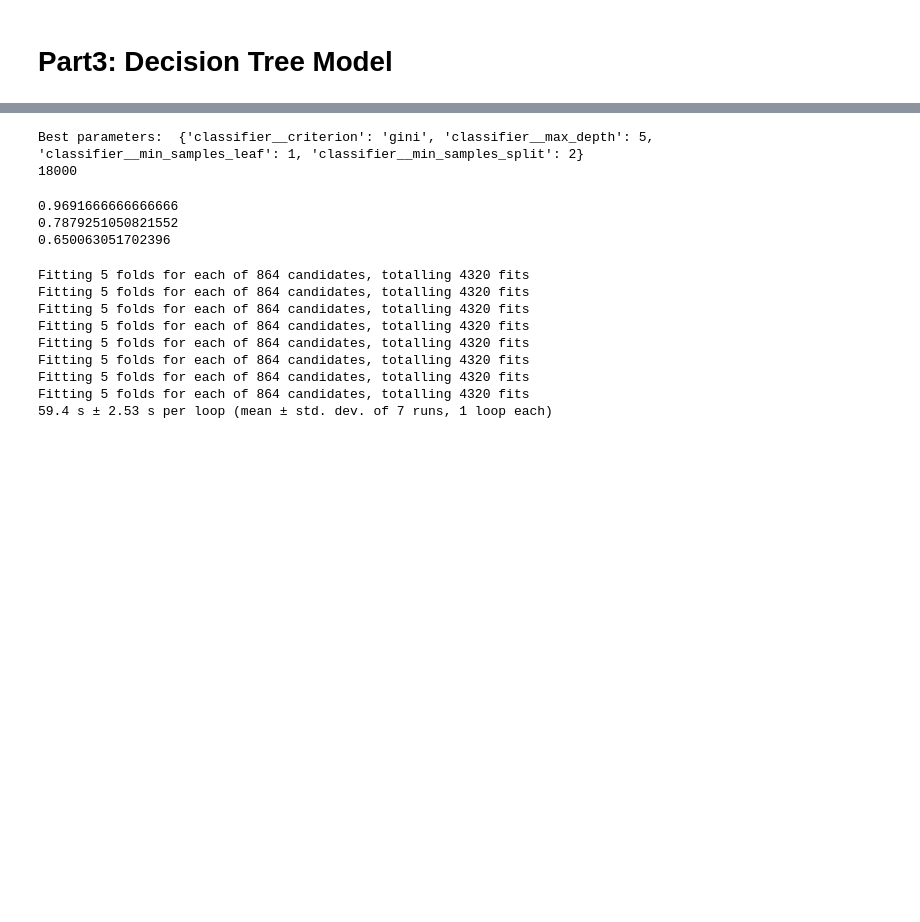
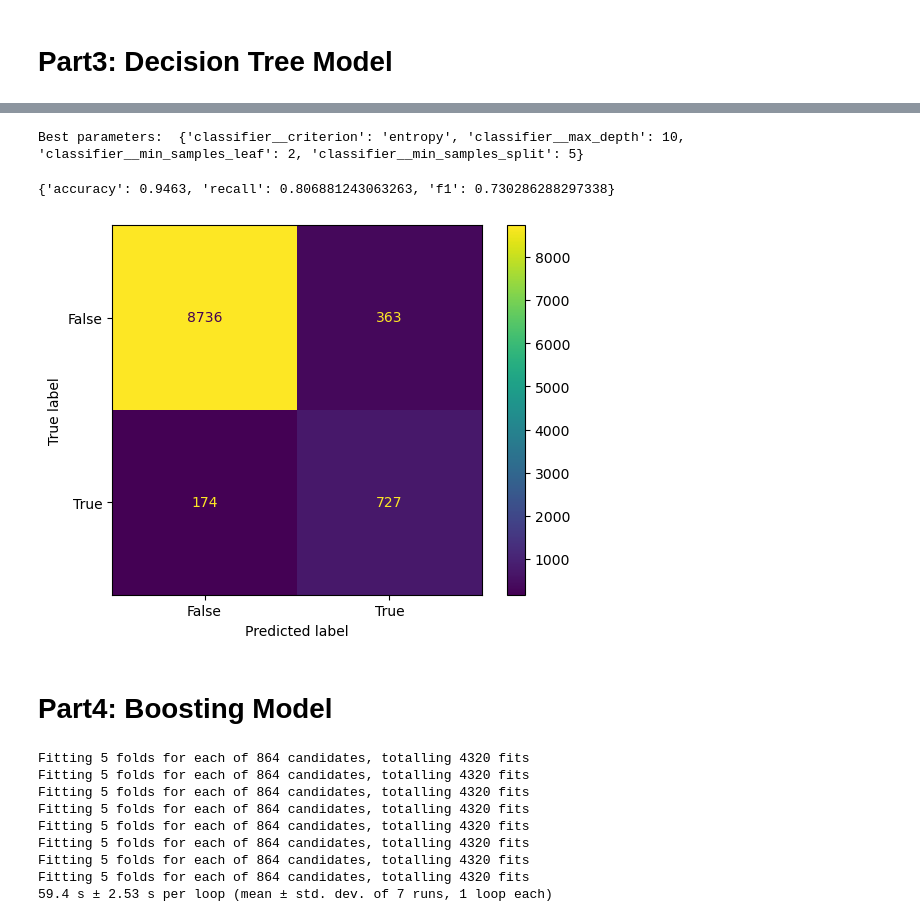
Before and after one commit to COGS118A/Group038-SP23, a Jupyter notebook: model.ipynb, the cells around one changed output, grey strips where cells are left out. Drawn from its saved outputs; the diff is of its cells as text; code cells hidden in the pictures; blank space fills up the shorter version.

```diff
--- a/model.ipynb
+++ b/model.ipynb
@@ -165,11 +165,19 @@ X_train_DT, X_valid_DT, y_train_DT, y_valid_DT = train_test_split(X_train, y_tra
 # %%
 hyperparameters = {
     'classifier__criterion': ['gini', 'entropy'],
-    'classifier__max_depth': [None, 5, 10, 15, 20],
+    'classifier__max_depth': [None, 5, 7,10,12,15,18,20,50],
     'classifier__min_samples_split': [2, 5, 10],
     'classifier__min_samples_leaf': [1, 2, 5]
 }
 
-grid = GridSearchCV(pipe_DT, param_grid=hyperparameters, cv=5,verbose=1)
+DT = GridSearchCV(pipe_DT, param_grid=hyperparameters, cv=5,verbose=1)
 
-grid.fit(X_train_DT, y_train_DT)
+train_data = pd.merge(left=X_train, right=y_train, left_index=True, right_index=True)
+down_sampled = pd.concat([train_data[train_data['diabetes'] == 1].sample(n=3000, random_state=38), train_data[train_data['diabetes'] == 0].sample(n=7000, random_state=38)]).sample(frac=1, random_state=38)
+
+y_train_down_sampled = down_sampled['diabetes']
+X_train_down_sampled = down_sampled.drop(columns=['diabetes'])
+
+X_train_1000 = X_train_down_sampled[:1000]
+y_train_1000 = y_train_down_sampled[:1000]
+#grid.fit(X_train_DT, y_train_DT)
@@ -195,15 +198,20 @@ GridSearchCV(cv=5,
 # %%
-print("Best parameters: ", grid.best_params_)
-y_pred = grid.predict(X_valid_DT)
-print(len(y_pred))
+print("Best parameters: ", DT.best_params_)
+y_pred = DT.predict(X_test)
+df_DT = pd.DataFrame({'label': y_test, 'predict_1000':y_pred})
 # %% [output]
-Best parameters:  {'classifier__criterion': 'gini', 'classifier__max_depth': 5, 'classifier__min_samples_leaf': 1, 'classifier__min_samples_split': 2}
-18000
+Best parameters:  {'classifier__criterion': 'entropy', 'classifier__max_depth': 10, 'classifier__min_samples_leaf': 2, 'classifier__min_samples_split': 5}
-# %%
-print(accuracy_score(y_valid_DT,y_pred))
-print(f1_score(y_valid_DT,y_pred))
-print(recall_score(y_valid_DT,y_pred))
-# %% [output]
-0.9691666666666666
-0.7879251050821552
-0.650063051702396
+# %%
+model_DT_best_param = pipe_DT.set_params(**DT.best_params_)
+model_DT_best_param.fit(X_train_down_sampled, y_train_down_sampled)
+y_pred = model_DT_best_param.predict(X_test)
+df_DT['predict_10000'] = y_pred
+# %%
+report = {
+    'accuracy': accuracy_score(df_DT['label'], df_DT['predict_10000']),
+    'recall': recall_score(df_DT['label'], df_DT['predict_10000']),
+    'f1': f1_score(df_DT['label'], df_DT['predict_10000'])
+}
+report
+# %% [output]
+{'accuracy': 0.9463, 'recall': 0.806881243063263, 'f1': 0.730286288297338}
@@ -210,3 +220,10 @@ print(recall_score(y_valid_DT,y_pred))
+# %%
+cm = confusion_matrix(df_DT['label'], df_DT['predict_10000'])
+plt = ConfusionMatrixDisplay(cm, display_labels=['False', 'True']).plot()
+# %% [output]
+[figure, added]
+# %% [markdown]
+# Part4: Boosting  Model
 # %%
 pipe_boost = Pipeline([
     ('make_futures', preprocessor),
```
Also changed, not shown: parts of 3 cells of this notebook, 3 other files.
